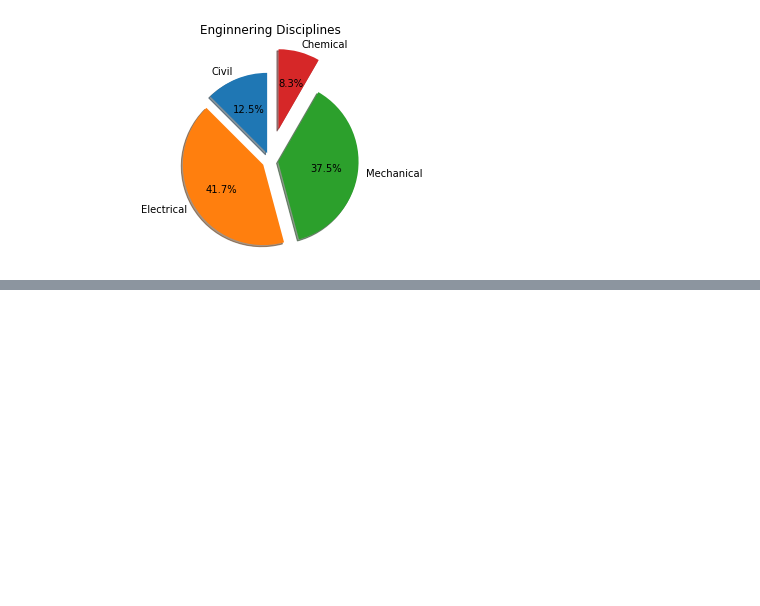
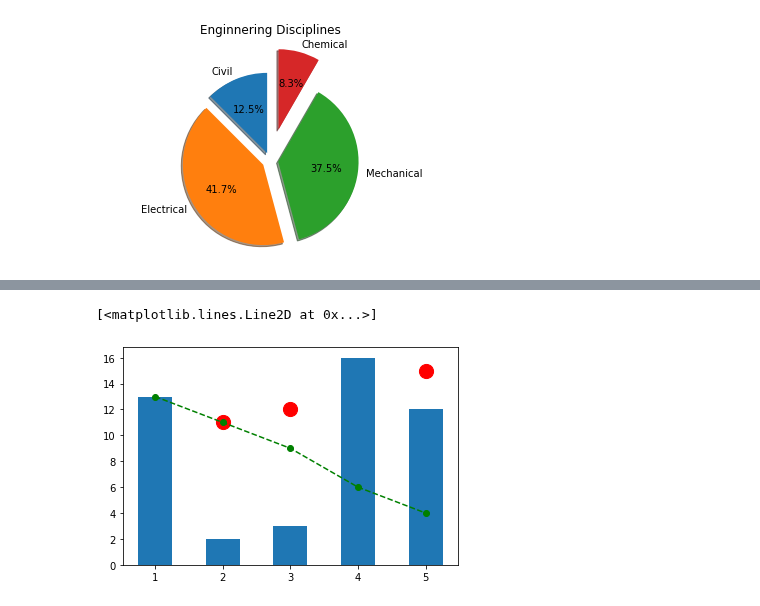
Before and after one commit to shubhamlad21/msc1_fds_512, a Jupyter notebook: FDS_2.ipynb, the cells around one changed output, grey strips where cells are left out. Saved outputs shown, nothing was run; the diff lists cells and outputs as text; code cells hidden in the pictures; blank space fills up the shorter version.

```diff
--- a/FDS_2.ipynb
+++ b/FDS_2.ipynb
@@ -390,0 +414,7 @@ plt.show()
+# %%
+plt.bar(range(1,6), np.random.randint(1,20,5), width=0.5)
+plt.scatter(range(1,6), np.random.randint(1,20,5), s=200, color='r')
+plt.plot(range(1,6), np.random.randint(1,20,5), marker='o',color='g',linestyle='--')
+# %% [output]
+[<matplotlib.lines.Line2D at 0x...>]
+[figure, added]
```
Also changed, not shown: parts of 2 cells of this notebook.
